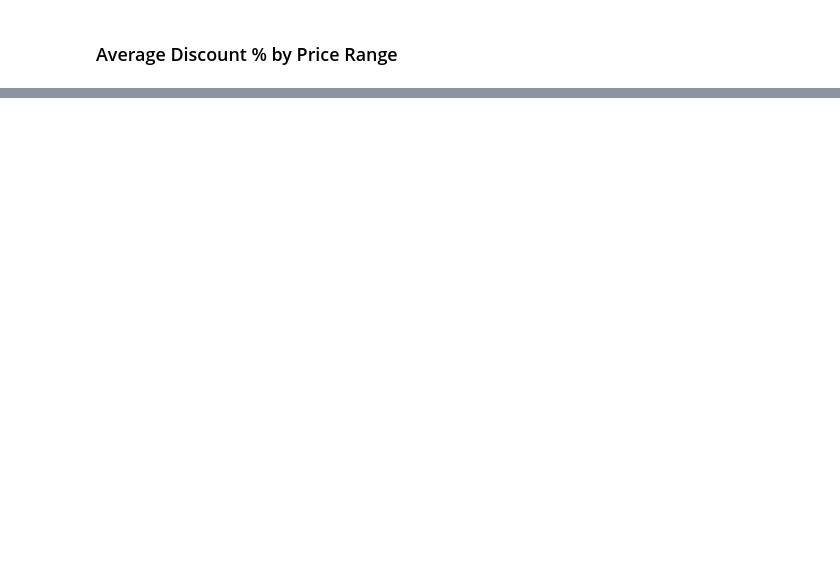
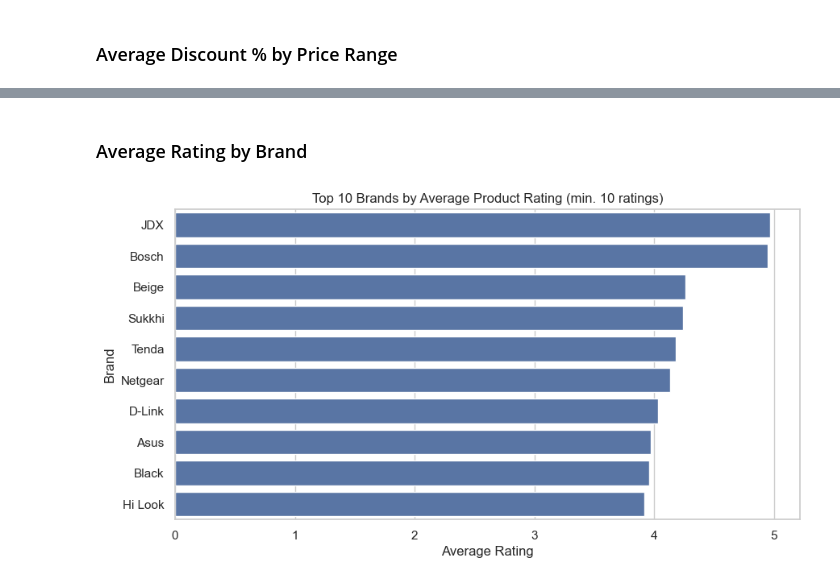
Before and after one commit to aryavardhanjain/Flipkart-Ecommerce-Analysis, a Jupyter notebook: notebooks/02-eda-analysis.ipynb, the cells around one changed output, grey strips where cells are left out. Saved outputs shown, nothing was run; the diff lists cells and outputs as text; code cells hidden in the pictures; blank space fills up the shorter version.

```diff
--- a/notebooks/02-eda-analysis.ipynb
+++ b/notebooks/02-eda-analysis.ipynb
@@ -144,0 +211,23 @@ plt.show()
+# %% [markdown]
+### Average Rating by Brand
+# %%
+rated_df = df[df['product_rating'].notnull()]
+
+# Group by brand, compute average rating and rating count
+brand_ratings = (
+    rated_df.groupby('brand')['product_rating']
+    .agg(['mean', 'count'])
+    .sort_values(by='mean', ascending=False)
+)
+
+top_rated_brands = brand_ratings[brand_ratings['count'] >= 10].head(10)
+
+plt.figure(figsize=(10, 5))
+sns.barplot(x=top_rated_brands['mean'], y=top_rated_brands.index)
+plt.title("Top 10 Brands by Average Product Rating (min. 10 ratings)")
+plt.xlabel("Average Rating")
+plt.ylabel("Brand")
+plt.savefig("../visuals/avg_ratings_by_brands.png")
+plt.show()
+# %% [output]
+[figure, added]
```
Also changed, not shown: parts of 12 cells of this notebook, 7 other files.
